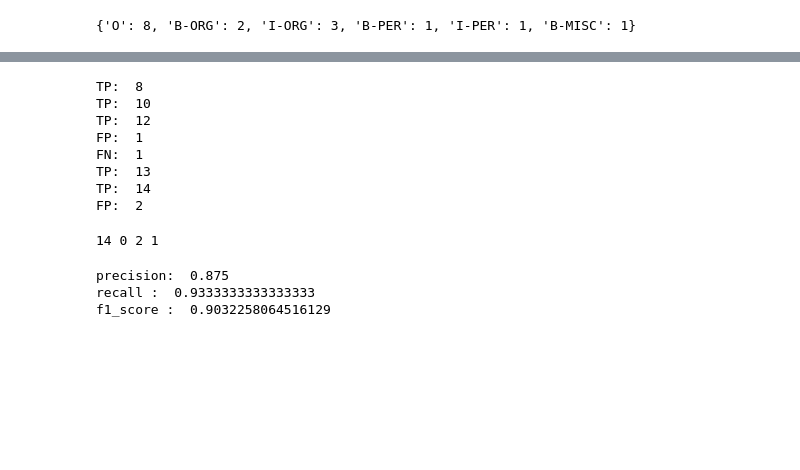
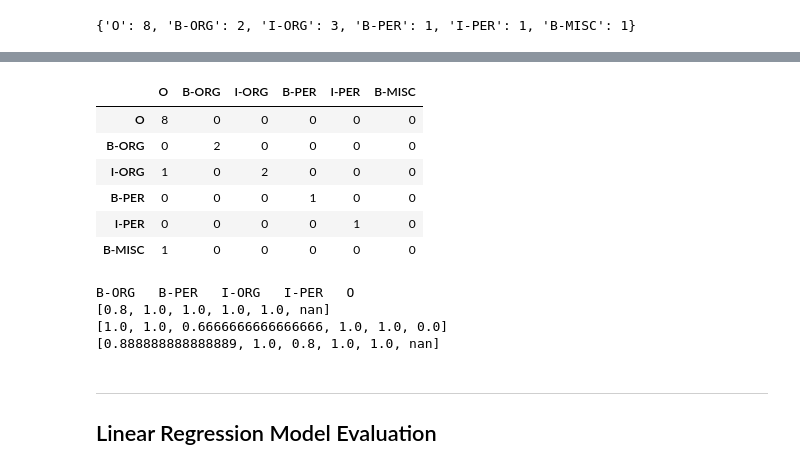
Before and after one commit to melisnv/machine-learning-for-nlp, a Jupyter notebook: Assignment I/basic_evaluation.ipynb, the cells around one changed output, grey strips where cells are left out. Cells and saved outputs as stored; diff of their text form; code cells hidden in the pictures; blank space fills up the shorter version.

```diff
--- a/Assignment I/basic_evaluation.ipynb
+++ b/Assignment I/basic_evaluation.ipynb
@@ -149,28 +424,0 @@ Counter({'I-ORG': 2, 'O': 1})
-# %%
-TP = 0
-FP = 0
-FN = 0
-
-for k,v in evaluation_counts.items():
-    for i,j in v.items():
-        #print("i:",i)
-        if i == k:
-            TP += int(j)
-            print("TP: ",TP)
-        elif i != k:
-            FP += int(j)
-            print("FP: ",FP)
-            #print("not equal:",i[0])
-            if len(v) >= 2 and i != k:
-                FN += int(j)
-                print("FN: ",FN)
-                #print("i,j:",i,j)
-# %% [output]
-TP:  8
-TP:  10
-TP:  12
-FP:  1
-FN:  1
-TP:  13
-TP:  14
-FP:  2
@@ -204,5 +424,0 @@ def calculate_true_false(evaluation_counts):
-# %%
-TP,TN,FP,FN = calculate_true_false(evaluation_counts)
-print(TP,TN,FP,FN)
-# %% [output]
-14 0 2 1
@@ -230,9 +425,22 @@ def calculate_precision_recall_fscore(evaluation_counts):
+# %%
+confusion_matrix = provide_confusion_matrix(evaluation_counts)
+confusion_matrix
+# %% [output]
+|  | O | B-ORG | I-ORG | B-PER | I-PER | B-MISC |
+| O | 8 | 0 | 0 | 0 | 0 | 0 |
+| B-ORG | 0 | 2 | 0 | 0 | 0 | 0 |
+| I-ORG | 1 | 0 | 2 | 0 | 0 | 0 |
+| B-PER | 0 | 0 | 0 | 1 | 0 | 0 |
+| I-PER | 0 | 0 | 0 | 0 | 1 | 0 |
+| B-MISC | 1 | 0 | 0 | 0 | 0 | 0 |
 # %%
 precision,recall,f1_score = calculate_precision_recall_fscore(evaluation_counts)
-print("precision: ",precision)
-print("recall : ",recall)
-print("f1_score : ",f1_score)
+print("B-ORG	B-PER	I-ORG	I-PER	O")
+print(precision)
+print(recall)
+print(f1_score)
 # %% [output]
-precision:  0.875
-recall :  0.9333333333333333
-f1_score :  0.9032258064516129
+B-ORG   B-PER   I-ORG   I-PER   O
+[0.8, 1.0, 1.0, 1.0, 1.0, nan]
+[1.0, 1.0, 0.6666666666666666, 1.0, 1.0, 0.0]
+[0.888888888888889, 1.0, 0.8, 1.0, 1.0, nan]
@@ -256,0 +447,4 @@ def provide_confusion_matrix(evaluation_counts):
+# %% [markdown]
+----------------------
+
+## Linear Regression Model Evaluation
```
Also changed, not shown: parts of 33 cells of this notebook, 1 other file.
